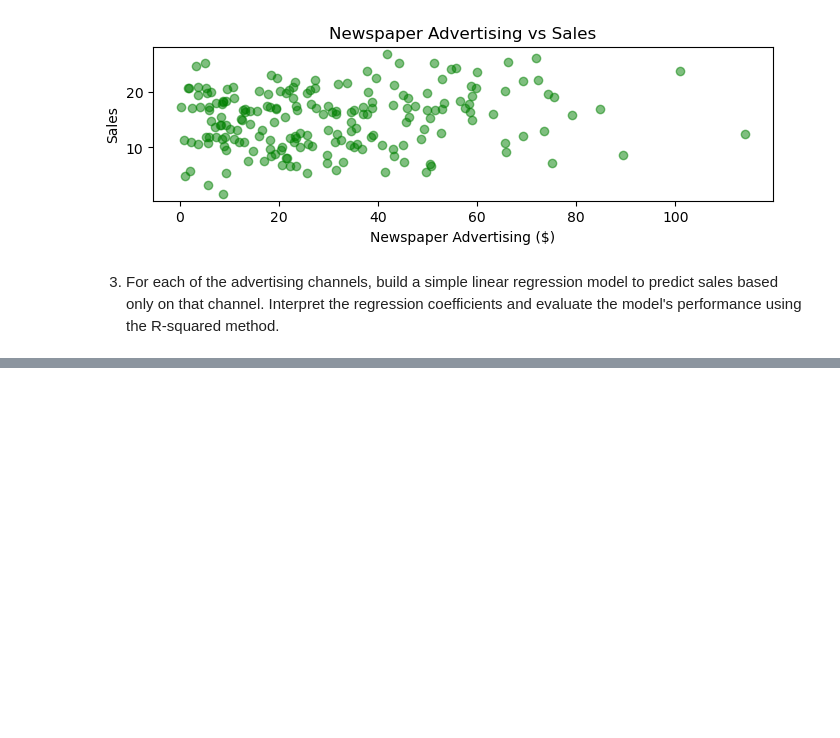
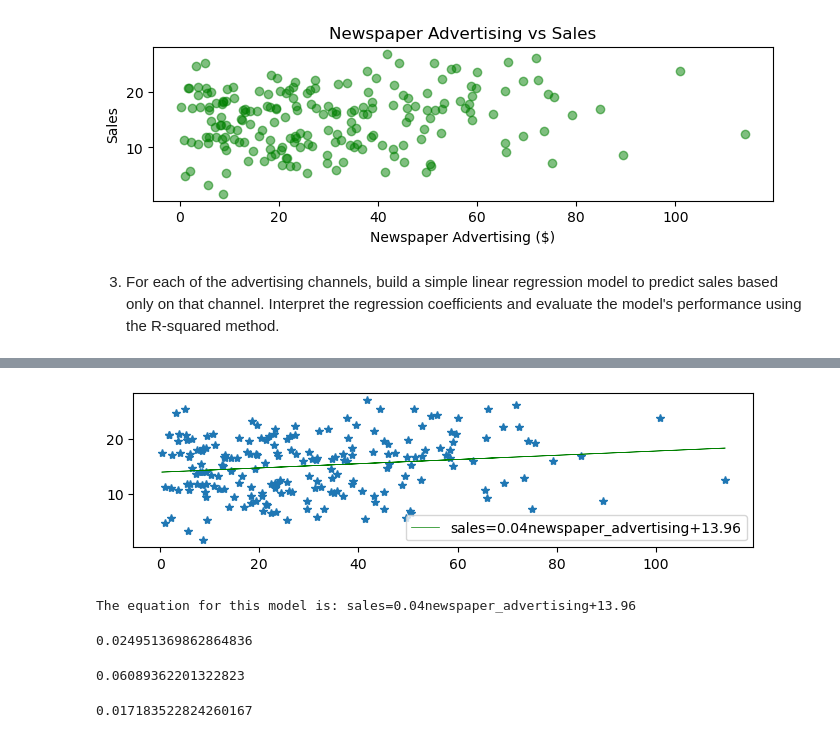
Before and after one commit to AkanchhaChoudhary/MSc-Data_Management_and_Business_Analytics, a Jupyter notebook: First_Trimester/STATISTICS Introduction to Modeling/Acitivity 9.9.ipynb, the cells around one changed output, grey strips where cells are left out. Cells and saved outputs as stored; diff of their text form; code cells hidden in the pictures; blank space fills up the shorter version.

```diff
--- a/First_Trimester/STATISTICS Introduction to Modeling/Acitivity 9.9.ipynb
+++ b/First_Trimester/STATISTICS Introduction to Modeling/Acitivity 9.9.ipynb
@@ -78,0 +138,33 @@ using the R-squared method.
+# %%
+newspaper_advertising = df.Newspaper.values.reshape(-1, 1)
+sales = df.Sales.values
+
+my_model = LinearRegression().fit(newspaper_advertising,sales)
+a = my_model.coef_[0]
+b = my_model.intercept_
+
+text= 'sales='+str(round(a,2))+'newspaper_advertising''+'+str(round(b,2))
+
+sales_predict = my_model.predict(newspaper_advertising)
+
+plt.figure(figsize=(8,2))
+plt.plot(newspaper_advertising,sales, '*')
+plt.plot(newspaper_advertising,sales_predict, '-g', linewidth = '0.5', label=text)
+plt.legend()
+plt.show()
+print("The equation for this model is:", text)
+# %% [output]
+[figure, added]
+The equation for this model is: sales=0.04newspaper_advertising+13.96
+# %%
+print(my_model.score(newspaper_advertising, sales))
+# %% [output]
+0.024951369862864836
+# %%
+print(my_model.score(radio_advertising, sales))
+# %% [output]
+0.06089362201322823
+# %%
+print(my_model.score(tv_advertising, sales))
+# %% [output]
+0.017183522824260167
```
Also changed, not shown: parts of 7 cells of this notebook.
